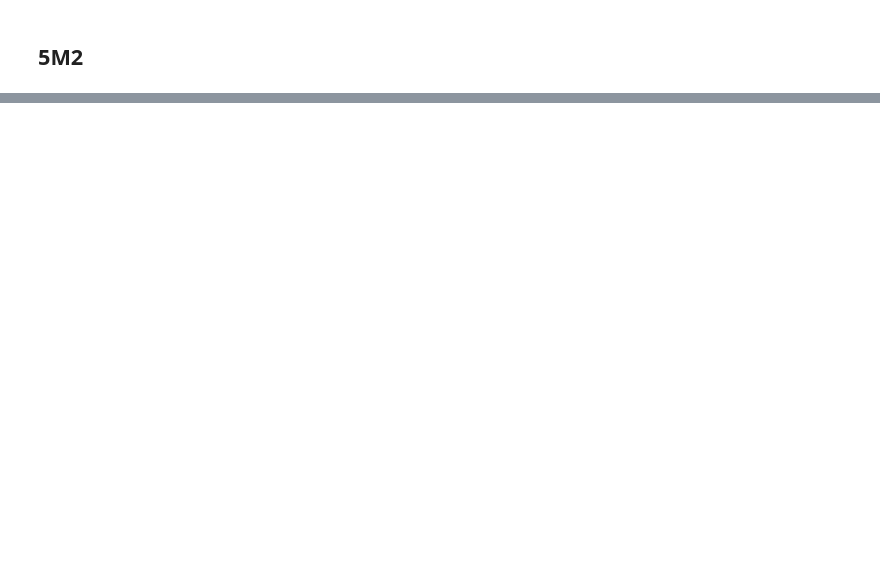
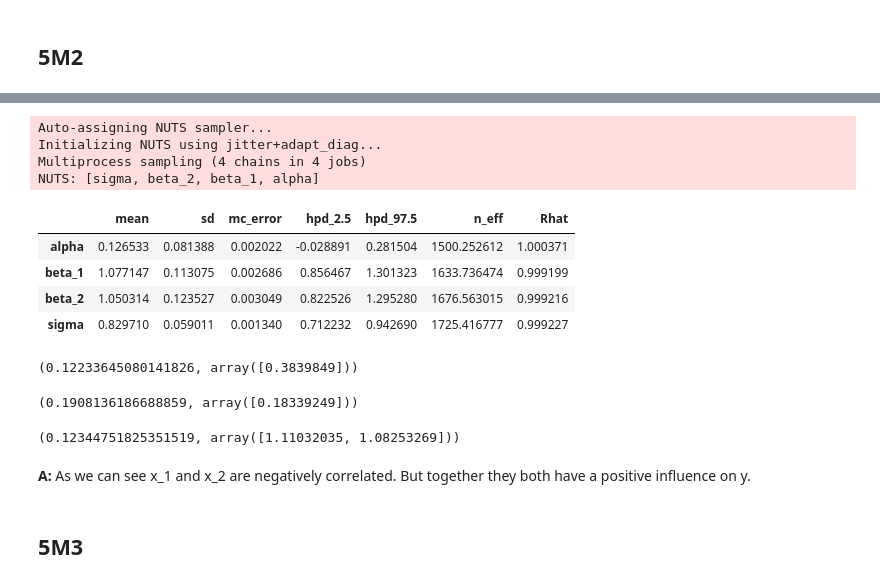
Before and after one commit to Bruschkov/StatisticalRethinking, a Jupyter notebook: chapter05/chapter05_exercises.ipynb, the cells around one changed output, grey strips where cells are left out. Saved outputs shown, nothing was run; the diff lists cells and outputs as text; code cells hidden in the pictures; blank space fills up the shorter version.

```diff
--- a/chapter05/chapter05_exercises.ipynb
+++ b/chapter05/chapter05_exercises.ipynb
@@ -92,2 +100,18 @@ glm_real.intercept_, glm_real.coef_
 # %% [markdown]
 ## 5M2
+# %%
+from numpy import sqrt
+
+n = 100
+rho = -0.7
+x_1 = norm(0,1).rvs(100)
+x_2 = norm.rvs(x_1*rho, sqrt(1-rho**2))
+mu_y = x_1 + x_2
+y = norm.rvs(mu_y)
+
+d = pd.DataFrame({
+   "y": y,
+    "x_1": x_1,
+    "x_2": x_2
+
+})
@@ -93,0 +128,43 @@ glm_real.intercept_, glm_real.coef_
+# %%
+with pm.Model() as m_5m2:
+    alpha = pm.Normal("alpha", mu=0, sd=1)
+    beta_1 = pm.Normal("beta_1", mu=0, sd=1)
+    beta_2 = pm.Normal("beta_2", mu=0, sd=1)
+    mu = alpha + beta_1 * d.x_1 + beta_2 * d.x_2
+    sigma = pm.HalfNormal("sigma", sd=1)
+    y = pm.Normal("y", mu=mu, sd=sigma, observed=d.y)
+
+    trace_5m2 = pm.sample()
+
+pm.summary(trace_5m2)
+# %% [output]
+Auto-assigning NUTS sampler...
+Initializing NUTS using jitter+adapt_diag...
+Multiprocess sampling (4 chains in 4 jobs)
+NUTS: [sigma, beta_2, beta_1, alpha]
+|  | mean | sd | mc_error | hpd_2.5 | hpd_97.5 | n_eff | Rhat |
+| alpha | 0.126533 | 0.081388 | 0.002022 | -0.028891 | 0.281504 | 1500.252612 | 1.000371 |
+| beta_1 | 1.077147 | 0.113075 | 0.002686 | 0.856467 | 1.301323 | 1633.736474 | 0.999199 |
+| beta_2 | 1.050314 | 0.123527 | 0.003049 | 0.822526 | 1.295280 | 1676.563015 | 0.999216 |
+| sigma | 0.829710 | 0.059011 | 0.001340 | 0.712232 | 0.942690 | 1725.416777 | 0.999227 |
+# %%
+from sklearn.linear_model import LinearRegression
+
+glm_real = LinearRegression().fit(d["x_1"].values.reshape(-1,1), d['y'])
+glm_real.intercept_, glm_real.coef_
+# %% [output]
+(0.12233645080141826, array([0.3839849]))
+# %%
+glm_real = LinearRegression().fit(d["x_2"].values.reshape(-1,1), d['y'])
+glm_real.intercept_, glm_real.coef_
+# %% [output]
+(0.1908136186688859, array([0.18339249]))
+# %%
+glm_real = LinearRegression().fit(d.drop("y", axis=1), d['y'])
+glm_real.intercept_, glm_real.coef_
+# %% [output]
+(0.12344751825351519, array([1.11032035, 1.08253269]))
+# %% [markdown]
+**A:** As we can see x_1 and x_2 are negatively correlated. But together they both have a positive influence on y.
+# %% [markdown]
+## 5M3
```
Also changed, not shown: parts of 10 cells of this notebook.
